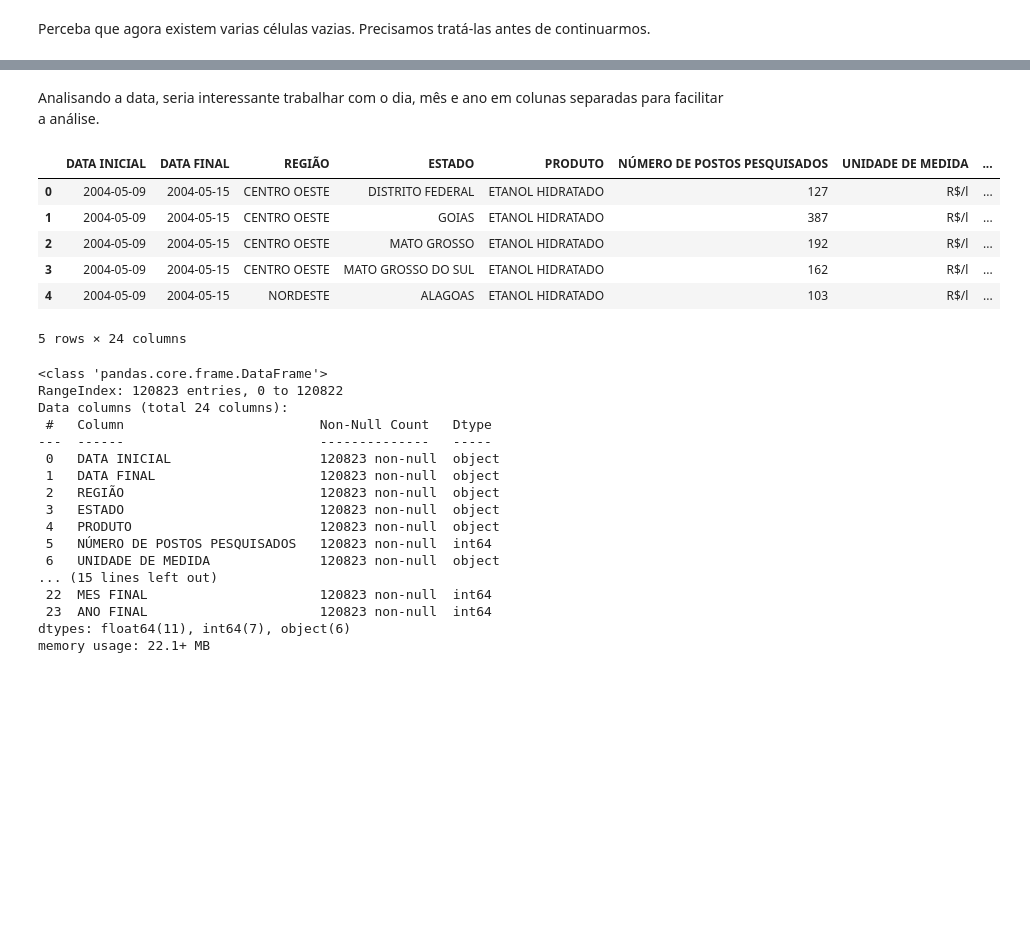
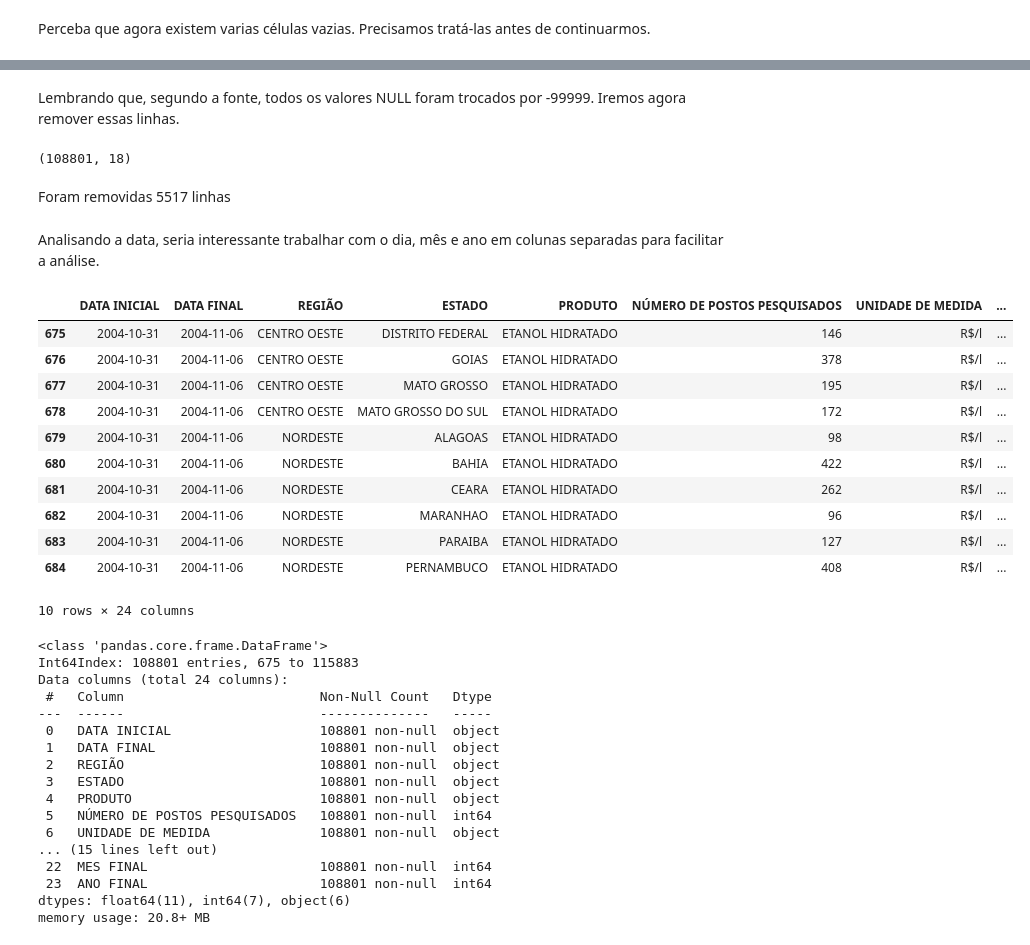
Before and after one commit to manusaleal/EDA_Projeto_Gas, a Jupyter notebook: EDA_Projeto_Gas.ipynb, the cells around one changed output, grey strips where cells are left out. Drawn from its saved outputs; the diff is of its cells as text; code cells hidden in the pictures; blank space fills up the shorter version.

```diff
--- a/EDA_Projeto_Gas.ipynb
+++ b/EDA_Projeto_Gas.ipynb
@@ -135,3 +131,10 @@ COEF DE VARIAÇÃO DISTRIBUIÇÃO    0
 dtype: int64
 # %% [markdown]
 Todas as colunas não possuem valores nulos.
+# %%
+#Seguindo recomendação da fonte as datas deverão ser a partirdo dia 31/10/2004
+filtro_data = df_base['DATA INICIAL'] >= '2004-10-31'
+df_base = df_base[filtro_data]
+
+#Verificando o tamanho do nosso dataset após o filtro
+df_base.shape
@@ -198,0 +208,5 @@ Precisa dar uma tratada na coluna PRODUTO.
+# %%
+df_base['PRODUTO'] = df_base['PRODUTO'].replace(['ÓLEO DIESEL S10'], 'OLEO DIESEL S10')
+df_base['PRODUTO'] = df_base['PRODUTO'].replace(['ÓLEO DIESEL'], 'OLEO DIESEL')
+
+df_base['PRODUTO'].value_counts()
@@ -425,2 +426,5 @@ São exatamente 3400 linhas que nã puderam ser conertidas para numeric. Qual é
 # %% [markdown]
 Perceba que agora existem varias células vazias. Precisamos tratá-las antes de continuarmos.
+# %%
+df = df.dropna(subset = LISTA_NOME_COLUNAS_CONVERTIDAS)
+df.shape
@@ -427,3 +481,15 @@ Perceba que agora existem varias células vazias. Precisamos tratá-las antes de
+# %% [markdown]
+Lembrando que, segundo a fonte, todos os valores NULL foram trocados por -99999. Iremos agora remover essas linhas.
+# %%
+for i in range(0, len(LISTA_NOME_COLUNAS_CONVERTIDAS)):
+  df_remove = df.loc[(df[LISTA_NOME_COLUNAS_CONVERTIDAS[i]] == -99999)]
+  df = df.drop(df_remove.index)
+
+df.shape
+# %% [output]
+(108801, 18)
+# %% [markdown]
+Foram removidas 5517 linhas
 # %% [markdown]
 Analisando a data, seria interessante trabalhar com o dia, mês e ano em colunas separadas para facilitar a análise.
 # %%
@@ -444,61 +510,66 @@ lista_colunas = list()
 
 for i in range(0, len(LISTA_NOME_COLUNAS_NOVAS)):
   nome = LISTA_NOME_COLUNAS_NOVAS[i]
 
   if 'INICIAL' in nome:
     coluna_aux = df['DATA INICIAL']
   elif 'FINAL' in nome:
     coluna_aux = df['DATA FINAL']
   else:
     print('Erro Inesperado')
     continue
 
   if 'DIA' in nome:
     coluna = pd.DatetimeIndex(coluna_aux).day
   elif 'MES' in nome:
     coluna = pd.DatetimeIndex(coluna_aux).month
   elif 'ANO' in nome:
     coluna = pd.DatetimeIndex(coluna_aux).year
   else:
     print('Erro Inesperado')
     continue
 
 #Adicionando as colunas no DataFrame
 #df_base = df_base.assign(dia_inicial = dia_inicial, mes_inicial = mes_inicial, ano_inicial = ano_inicial, dia_final = dia_final, mes_final = mes_final, ano_final = ano_final)
 
   df.insert(len(df.columns), LISTA_NOME_COLUNAS_NOVAS[i], coluna)
 
 #Visualizando o dataset modificado
-df.head()
+df.head(10)
 # %% [output]
 |  | DATA INICIAL | DATA FINAL | REGIÃO | ESTADO | PRODUTO | NÚMERO DE POSTOS PESQUISADOS | UNIDADE DE MEDIDA | ... |
-| 0 | 2004-05-09 | 2004-05-15 | CENTRO OESTE | DISTRITO FEDERAL | ETANOL HIDRATADO | 127 | R$/l | ... |
-| 1 | 2004-05-09 | 2004-05-15 | CENTRO OESTE | GOIAS | ETANOL HIDRATADO | 387 | R$/l | ... |
-| 2 | 2004-05-09 | 2004-05-15 | CENTRO OESTE | MATO GROSSO | ETANOL HIDRATADO | 192 | R$/l | ... |
-| 3 | 2004-05-09 | 2004-05-15 | CENTRO OESTE | MATO GROSSO DO SUL | ETANOL HIDRATADO | 162 | R$/l | ... |
-| 4 | 2004-05-09 | 2004-05-15 | NORDESTE | ALAGOAS | ETANOL HIDRATADO | 103 | R$/l | ... |
+| 675 | 2004-10-31 | 2004-11-06 | CENTRO OESTE | DISTRITO FEDERAL | ETANOL HIDRATADO | 146 | R$/l | ... |
+| 676 | 2004-10-31 | 2004-11-06 | CENTRO OESTE | GOIAS | ETANOL HIDRATADO | 378 | R$/l | ... |
+| 677 | 2004-10-31 | 2004-11-06 | CENTRO OESTE | MATO GROSSO | ETANOL HIDRATADO | 195 | R$/l | ... |
+| 678 | 2004-10-31 | 2004-11-06 | CENTRO OESTE | MATO GROSSO DO SUL | ETANOL HIDRATADO | 172 | R$/l | ... |
+| 679 | 2004-10-31 | 2004-11-06 | NORDESTE | ALAGOAS | ETANOL HIDRATADO | 98 | R$/l | ... |
+| 680 | 2004-10-31 | 2004-11-06 | NORDESTE | BAHIA | ETANOL HIDRATADO | 422 | R$/l | ... |
+| 681 | 2004-10-31 | 2004-11-06 | NORDESTE | CEARA | ETANOL HIDRATADO | 262 | R$/l | ... |
+| 682 | 2004-10-31 | 2004-11-06 | NORDESTE | MARANHAO | ETANOL HIDRATADO | 96 | R$/l | ... |
+| 683 | 2004-10-31 | 2004-11-06 | NORDESTE | PARAIBA | ETANOL HIDRATADO | 127 | R$/l | ... |
+| 684 | 2004-10-31 | 2004-11-06 | NORDESTE | PERNAMBUCO | ETANOL HIDRATADO | 408 | R$/l | ... |
-5 rows × 24 columns
+10 rows × 24 columns
 # %%
 #Analisando os tipos de variáveis das colunas
 df.info()
 # %% [output]
 <class 'pandas.core.frame.DataFrame'>
-RangeIndex: 120823 entries, 0 to 120822
+Int64Index: 108801 entries, 675 to 115883
 Data columns (total 24 columns):
  #   Column                         Non-Null Count   Dtype
 ---  ------                         --------------   -----
- 0   DATA INICIAL                   120823 non-null  object
- 1   DATA FINAL                     120823 non-null  object
- 2   REGIÃO                         120823 non-null  object
- 3   ESTADO                         120823 non-null  object
- 4   PRODUTO                        120823 non-null  object
- 5   NÚMERO DE POSTOS PESQUISADOS   120823 non-null  int64
- 6   UNIDADE DE MEDIDA              120823 non-null  object
+ 0   DATA INICIAL                   108801 non-null  object
+ 1   DATA FINAL                     108801 non-null  object
+ 2   REGIÃO                         108801 non-null  object
+ 3   ESTADO                         108801 non-null  object
+ 4   PRODUTO                        108801 non-null  object
+ 5   NÚMERO DE POSTOS PESQUISADOS   108801 non-null  int64
+ 6   UNIDADE DE MEDIDA              108801 non-null  object
 ... (15 lines left out)
- 22  MES FINAL                      120823 non-null  int64
- 23  ANO FINAL                      120823 non-null  int64
+ 22  MES FINAL                      108801 non-null  int64
+ 23  ANO FINAL                      108801 non-null  int64
 dtypes: float64(11), int64(7), object(6)
-memory usage: 22.1+ MB
+memory usage: 20.8+ MB
 # %%
 #Visualizando algumas estatísticas rápidas do dataset
 df.describe()
```
Also changed, not shown: parts of 34 cells of this notebook.
